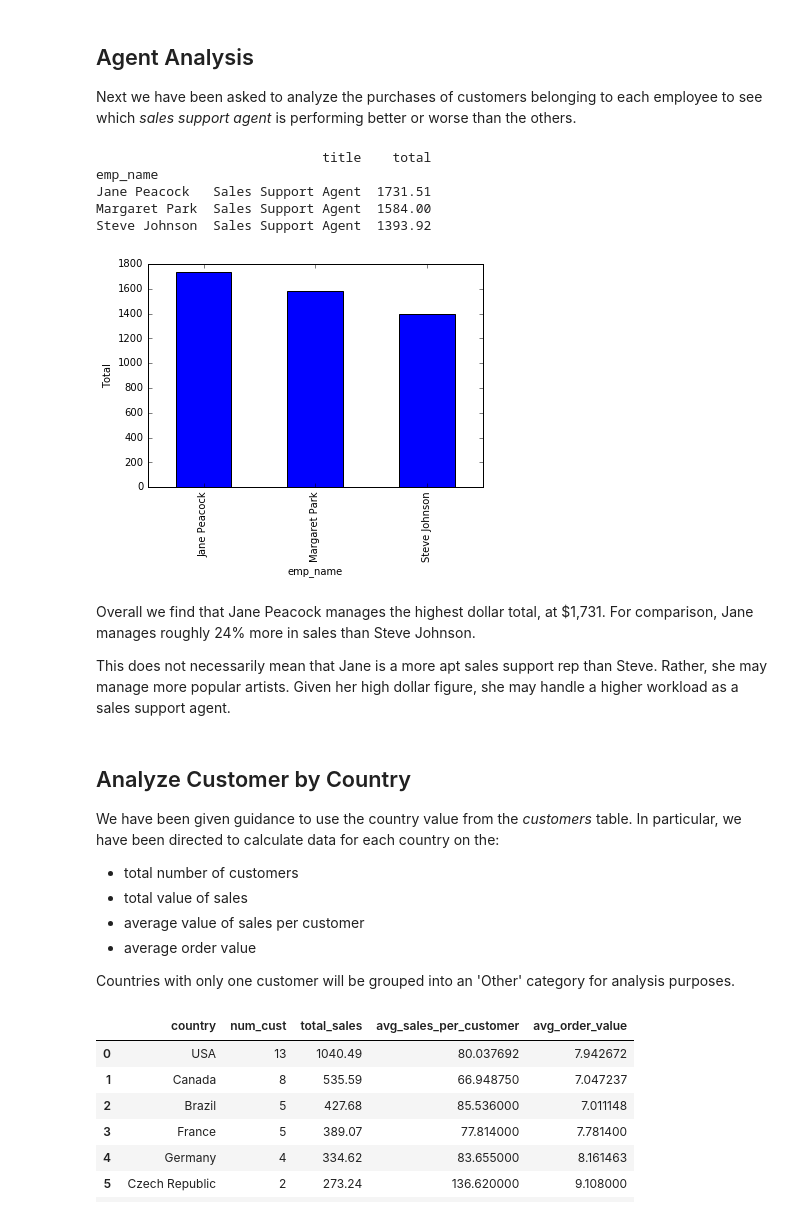
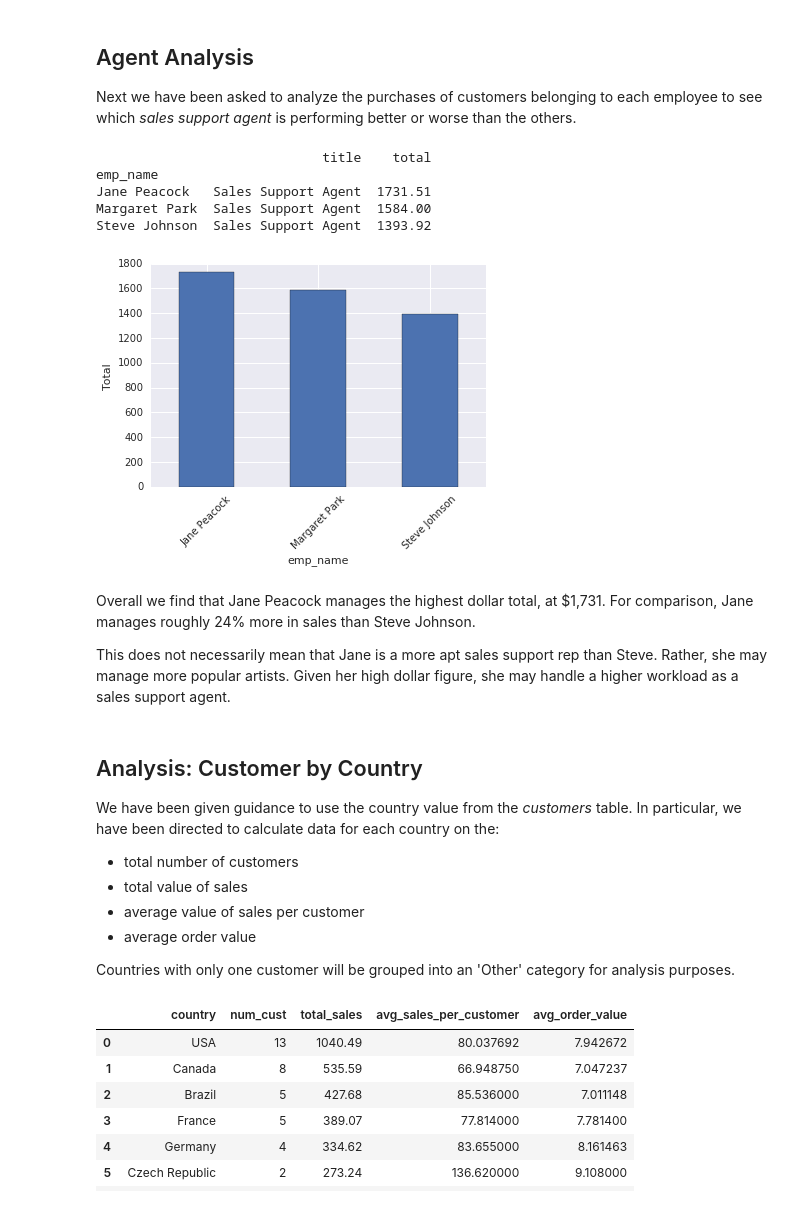
Before and after one commit to michaelwahlin/chinook-record-store, a Jupyter notebook: Basics.ipynb, the cells around one changed output. Saved outputs shown, nothing was run; the diff lists cells and outputs as text; code cells hidden in the pictures.

```diff
--- a/Basics.ipynb
+++ b/Basics.ipynb
@@ -23,6 +23,8 @@ import sqlite3
 import numpy as np
 import pandas as pd
 import matplotlib.pyplot as plt
+import seaborn as sns
+sns.set_style('darkgrid')
 %matplotlib inline
 # %%
 def run_query(q):
@@ -116,37 +120,39 @@ Next we have been asked to analyze the purchases of customers belonging to each
 # %%
 q = """
     SELECT
         e.first_name || " " || e.last_name emp_name,
         e.title,
         SUM(i.total) total
     FROM employee e
     INNER JOIN customer c ON c.support_rep_id = e.employee_id
     INNER JOIN invoice i on i.customer_id = c.customer_id
     WHERE e.title = 'Sales Support Agent'
     GROUP BY emp_name
 """
 
 result = run_query(q)
 
 result.set_index("emp_name", drop=True, inplace=True)
 
 print(result)
 ax = result.plot.bar()
 ax.set_ylabel('Total')
 ax.get_legend().remove()
+plt.xticks(rotation=45)
+plt.show()
 # %% [output]
                              title    total
 emp_name
 Jane Peacock   Sales Support Agent  1731.51
 Margaret Park  Sales Support Agent  1584.00
 Steve Johnson  Sales Support Agent  1393.92
-[figure, old version]
+[figure, new version]
 # %% [markdown]
 Overall we find that Jane Peacock manages the highest dollar total, at $1,731. For comparison, Jane manages roughly 24% more in sales than Steve Johnson.
 
 This does not necessarily mean that Jane is a more apt sales support rep than Steve. Rather, she may manage more popular artists. Given her high dollar figure, she may handle a higher workload as a sales support agent.
 # %% [markdown]
-## Analyze Customer by Country
+## Analysis: Customer by Country
 We have been given guidance to use the country value from the *customers* table. In particular, we have been directed to calculate data for each country on the:
 * total number of customers
 * total value of sales
```
Also changed, not shown: parts of 12 cells of this notebook.
